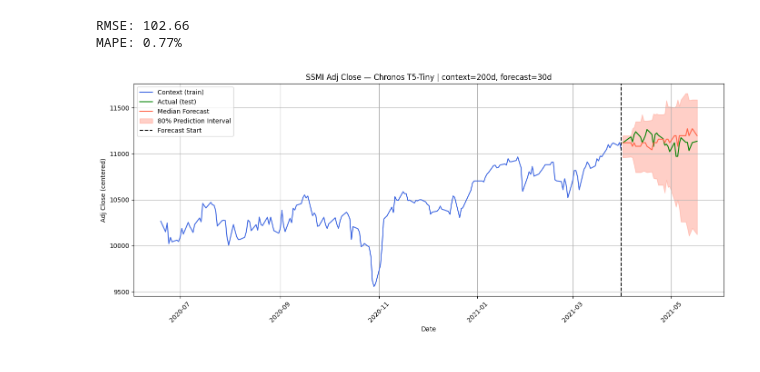
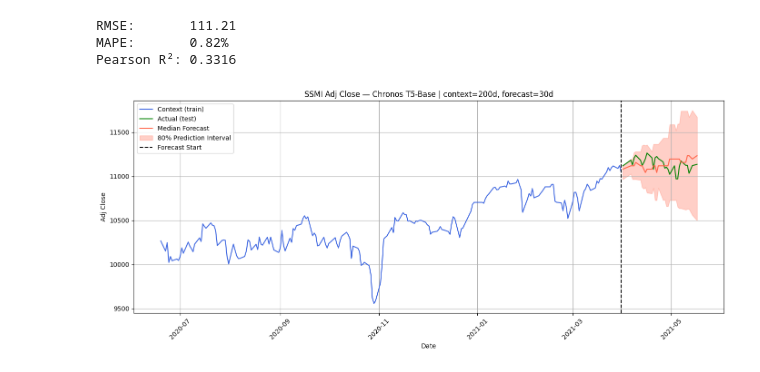
Before and after one commit to DeveloperArmo/DLSuperSlay, a Jupyter notebook: Chronos_ZeroShot/chronosBase_ZS.ipynb, the cells around one changed output. Drawn from its saved outputs; the diff is of its cells as text; code cells hidden in the pictures.

```diff
--- a/Chronos_ZeroShot/chronosBase_ZS.ipynb
+++ b/Chronos_ZeroShot/chronosBase_ZS.ipynb
@@ -25,15 +25,15 @@ import torch
 from chronos import ChronosPipeline
 import matplotlib.pyplot as plt
 from sklearn.metrics import mean_squared_error, mean_absolute_percentage_error
+from scipy.stats import pearsonr
 
 # the data
 df = pd.read_csv("/Users/ismaelbrahimbelhaouari/Documents/St Gallen University /Deep Learning/DLSuperSlay/DataSets/SSMI cleaned/SSMI_cleaned.csv", parse_dates=["Date"])
 df = df.sort_values("Date").reset_index(drop=True)
 
-
-#Control window size
-context_length    = 200  # past days fed to the model
-prediction_length = 30   # days to forecast (keep <= 64)
+# Control window size
+context_length    = 200
+prediction_length = 30
 
 total_window = context_length + prediction_length
 df_window = df.tail(total_window).reset_index(drop=True)
@@ -43,50 +43,54 @@ y = df_window["Adj Close"].values.astype(float)
 y_train = torch.tensor(y[:context_length], dtype=torch.float32)
 y_test  = torch.tensor(y[context_length:], dtype=torch.float32)
 
-# Load Chronos T5-tint or base or whatever
+# Load Chronos
 pipeline = ChronosPipeline.from_pretrained(
     "amazon/chronos-t5-base",
     device_map="cpu",
     torch_dtype=torch.float32,
 )
 
-
-#Forecast
+# Forecast
 forecast = pipeline.predict(
     y_train,
     prediction_length=prediction_length,
     num_samples=20,
 )
 
 # Metrics
 median_forecast = np.median(forecast[0].numpy(), axis=0)
+
 rmse = np.sqrt(mean_squared_error(y_test.numpy(), median_forecast))
 mape = mean_absolute_percentage_error(y_test.numpy(), median_forecast) * 100
-print(f"RMSE: {rmse:.2f}")
-print(f"MAPE: {mape:.2f}%")
+pearson_r2 = pearsonr(y_test.numpy(), median_forecast).statistic ** 2
 
-# plot
+print(f"RMSE:       {rmse:.2f}")
+print(f"MAPE:       {mape:.2f}%")
+print(f"Pearson R²: {pearson_r2:.4f}")
+
+# Plot
 dates      = df_window["Date"].values
 test_dates = dates[context_length:context_length + prediction_length]
 
 low, median, high = np.quantile(forecast[0].numpy(), [0.1, 0.5, 0.9], axis=0)
 
 plt.figure(figsize=(14, 6))
 plt.plot(dates[:context_length], y[:context_length], color="royalblue", label="Context (train)")
 plt.plot(dates[context_length:], y[context_length:], color="green",     label="Actual (test)")
 plt.plot(test_dates, median,                          color="tomato",    label="Median Forecast")
 plt.fill_between(test_dates, low, high, color="tomato", alpha=0.3,       label="80% Prediction Interval")
 plt.axvline(x=dates[context_length - 1], color="black", linestyle="--", label="Forecast Start")
 
 plt.legend()
 plt.grid()
 plt.xlabel("Date")
-plt.ylabel("Adj Close (centered)")
-plt.title(f"SSMI Adj Close — Chronos T5-Tiny | context={context_length}d, forecast={prediction_length}d")
+plt.ylabel("Adj Close")
+plt.title(f"SSMI Adj Close — Chronos T5-Base | context={context_length}d, forecast={prediction_length}d")
 plt.xticks(rotation=45)
 plt.tight_layout()
 plt.show()
 # %% [output]
-RMSE: 102.66
-MAPE: 0.77%
+RMSE:       111.21
+MAPE:       0.82%
+Pearson R²: 0.3316
-[figure, old version]
+[figure, new version]
```
